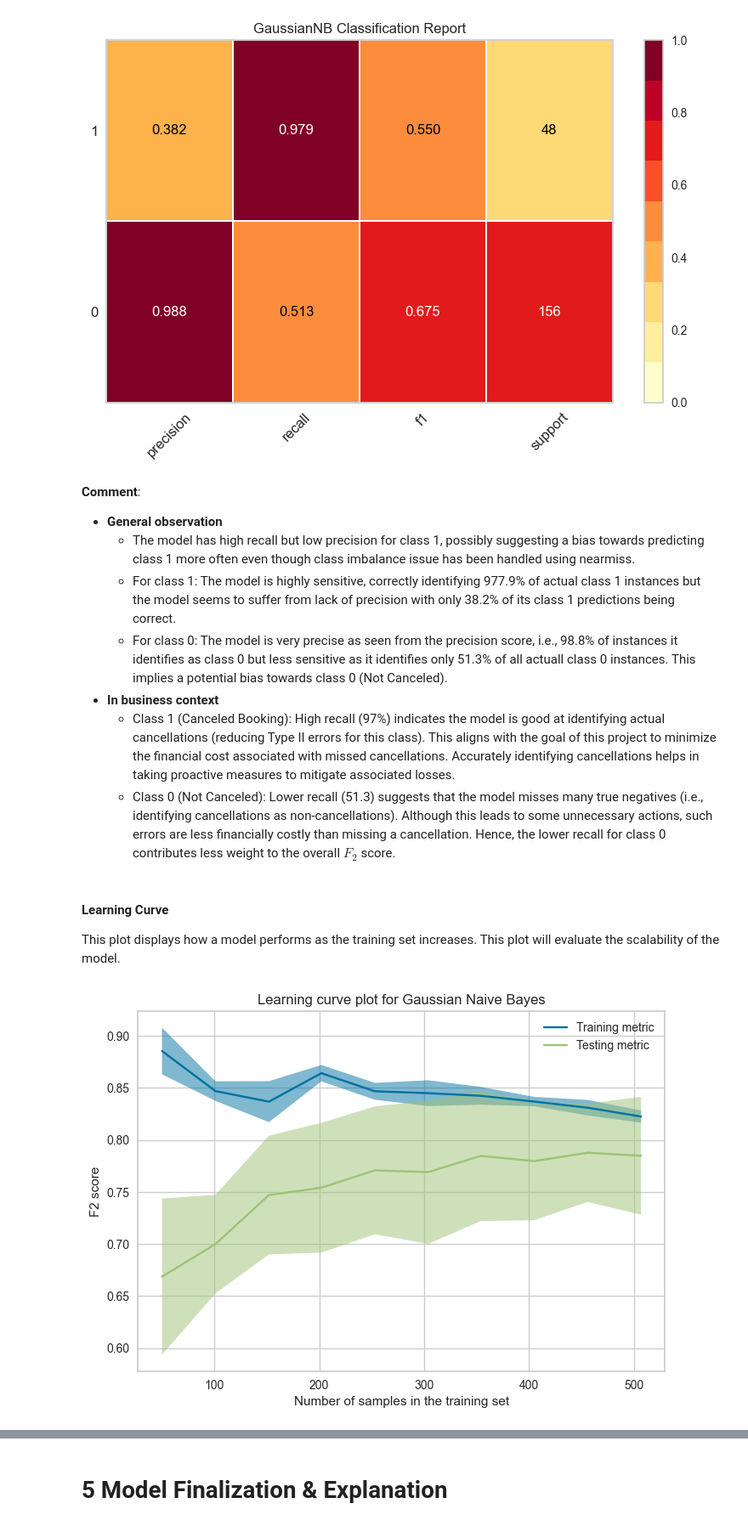
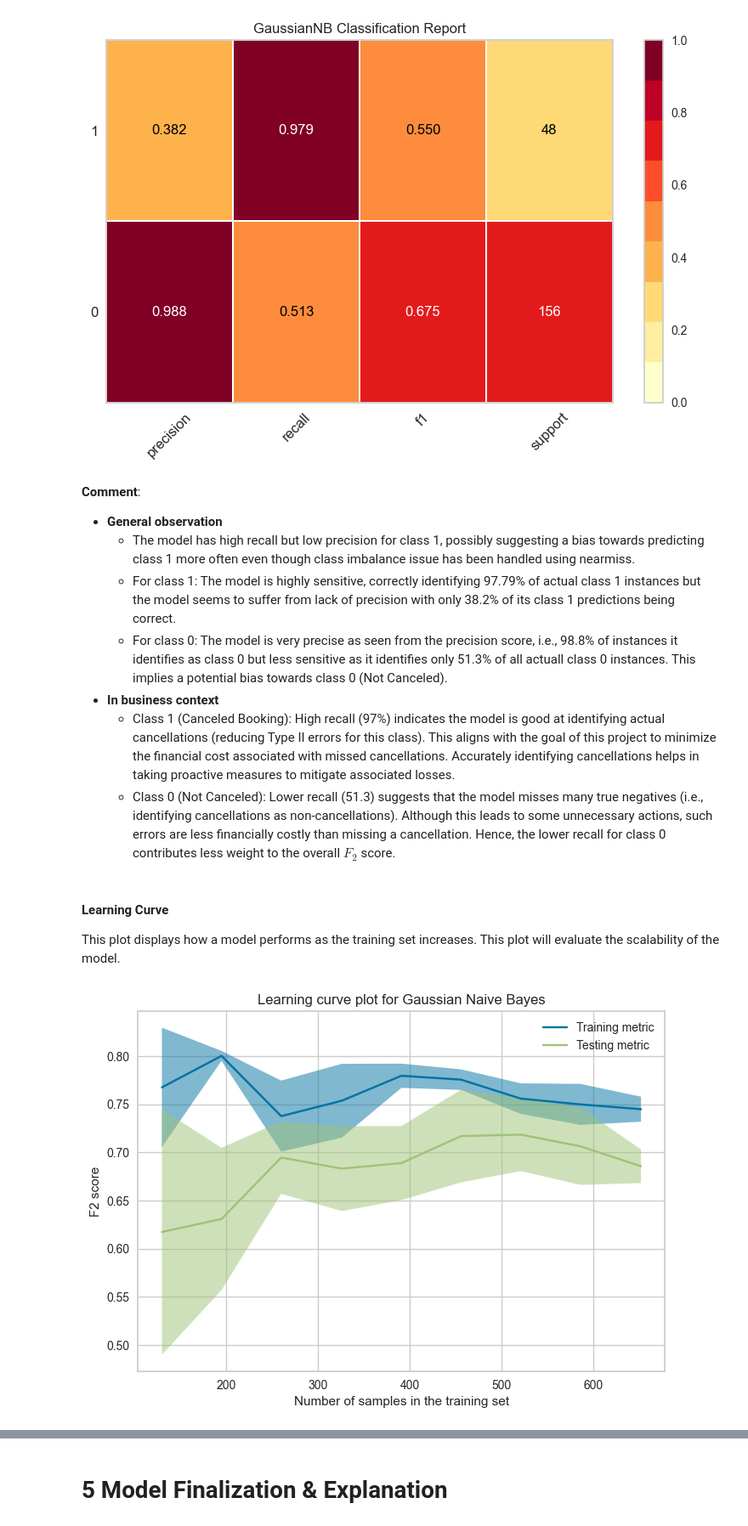
Before and after one commit to LingAdeu/hotel-booking-cancelation-prediction, a Jupyter notebook: notebook/notebook.ipynb, the cells around one changed output, grey strips where cells are left out. Shown at 85% size. Cells and saved outputs as stored; diff of their text form; code cells hidden in the pictures.

```diff
--- a/notebook/notebook.ipynb
+++ b/notebook/notebook.ipynb
@@ -2037,7 +2026,7 @@ exp8.plot_model(exp8_tuned_bm, plot='class_report')
 <b>Comment</b>:
 - <b>General observation</b>
     - The model has high recall but low precision for class 1, possibly suggesting a bias towards predicting class 1 more often even though class imbalance issue has been handled using nearmiss.
-    - For class 1: The model is highly sensitive, correctly identifying 977.9% of actual class 1 instances but the model seems to suffer from lack of precision with only 38.2% of its class 1 predictions being correct.
+    - For class 1: The model is highly sensitive, correctly identifying 97.79% of actual class 1 instances but the model seems to suffer from lack of precision with only 38.2% of its class 1 predictions being correct.
     - For class 0: The model is very precise as seen from the precision score, i.e., 98.8% of instances it identifies as class 0 but less sensitive as it identifies only 51.3% of all actuall class 0 instances. This implies a potential bias towards class 0 (Not Canceled).
 - <b>In business context</b>
     - Class 1 (Canceled Booking): High recall (97%) indicates the model is good at identifying actual cancellations (reducing Type II errors for this class). This aligns with the goal of this project to minimize the financial cost associated with missed cancellations. Accurately identifying cancellations helps in taking proactive measures to mitigate associated losses.
@@ -2048,27 +2037,27 @@ This plot displays how a model performs as the training set increases. This plot
 # %%
 # plot learning curve
 import matplotlib.pyplot as plt
 from sklearn.model_selection import LearningCurveDisplay, learning_curve
 from sklearn.metrics import fbeta_score, make_scorer
 
 ftwo_scorer = make_scorer(fbeta_score, beta=2)
 ftwo_scorer
 
-X = exp8.get_config("X_transformed")
-y = exp8.get_config("y_transformed")
+X = exp8.get_config("X_train")
+y = exp8.get_config("y_train")
 
 common_params = {
     "X": X,
     "y": y,
     "train_sizes": np.linspace(0.1, 1.0, 10),
     "score_type": "both",
-    "cv": 10,
+    "cv": 5,
     "scoring": ftwo_scorer,
 }
 
-LearningCurveDisplay.from_estimator(exp8_tuned_bm, **common_params)
+LearningCurveDisplay.from_estimator(final_mdl, **common_params)
 plt.title('Learning curve plot for Gaussian Naive Bayes')
 plt.ylabel("F2 score")
 plt.show()
 # %% [output]
-[figure, old version]
+[figure, new version]
```
Also changed, not shown: parts of 70 cells of this notebook, 3 other files.
